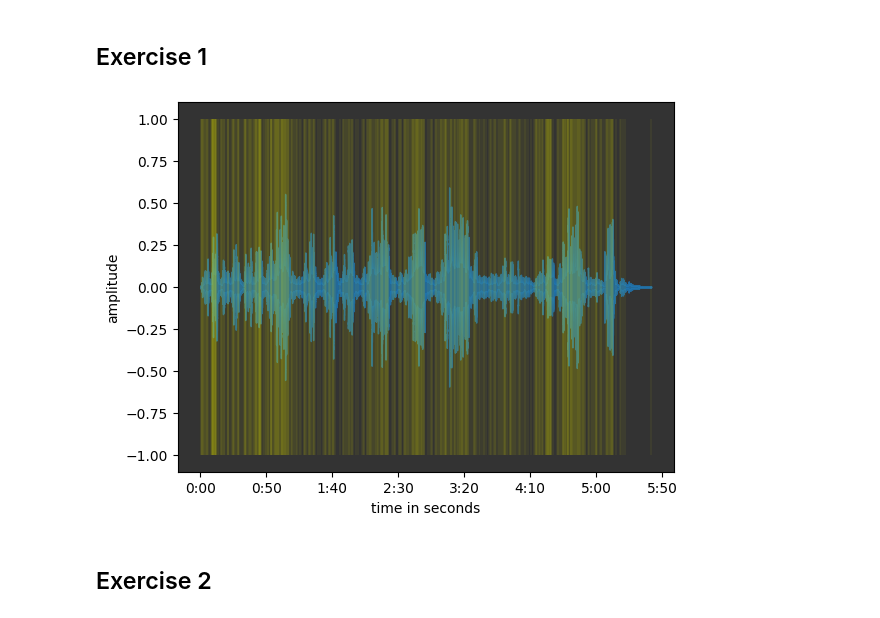
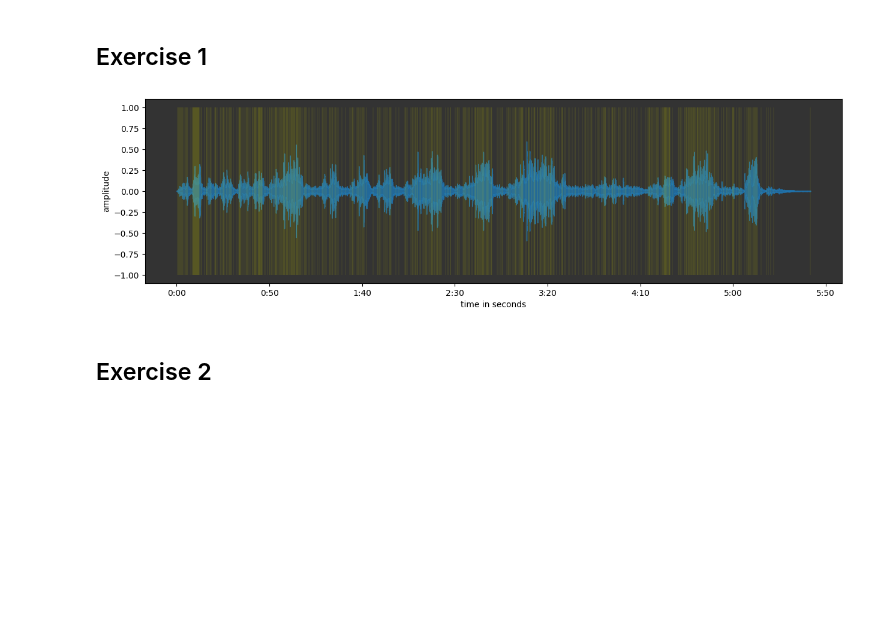
Before and after one commit to martijuanola/RWTH-AIiM, a Jupyter notebook: exercices/e3/e3-main.ipynb, the cells around one changed output. Drawn from its saved outputs; the diff is of its cells as text; code cells hidden in the pictures; blank space fills up the shorter version.

```diff
--- a/exercices/e3/e3-main.ipynb
+++ b/exercices/e3/e3-main.ipynb
@@ -32,25 +43,25 @@ audio_chunks_output_path = current_dir.joinpath("data", "outputs", "audio_chunks
 # %%
 y, sr = librosa.load(classical_audiofile_path)
 duration_sec = len(y) / sr
 duration_ms = duration_sec * 1000
 
 onsets = librosa.onset.onset_detect(y=y, sr=sr)
 onset_times = librosa.frames_to_time(onsets, sr=sr)
 
 # plot everything
-plt.figure()
+plt.figure(figsize=(15, 4))
 ax = plt.subplot(1, 1, 1)
 ax.set_facecolor("#333333")
 
 librosa.display.waveshow(y, sr=sr, ax=ax, alpha=0.8)
 
 ax.vlines(onset_times, -1, 1, linestyle="-", alpha=0.05, color="yellow")
 ax.set_xlabel("time in seconds")
 ax.set_ylabel("amplitude")
 
 plt.show()
 # %% [output]
-[figure, old version]
+[figure, new version]
 # %% [markdown]
 ## Exercise 2
 # %%
```
Also changed, not shown: parts of 10 cells of this notebook.
